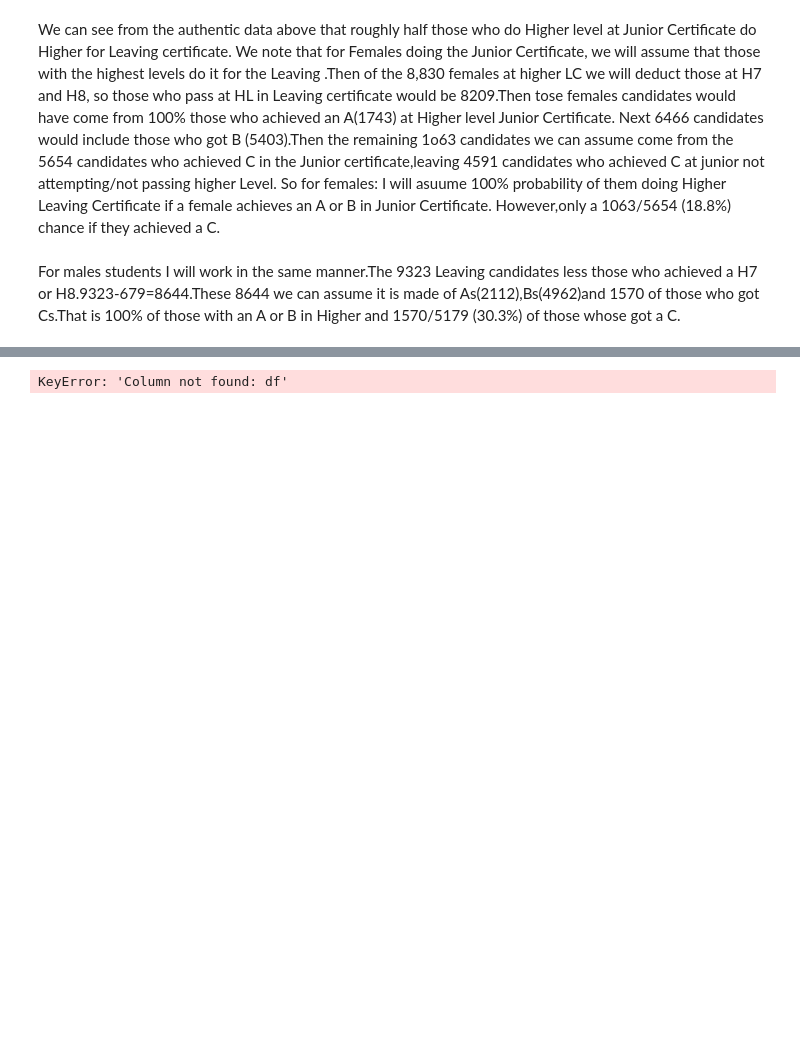
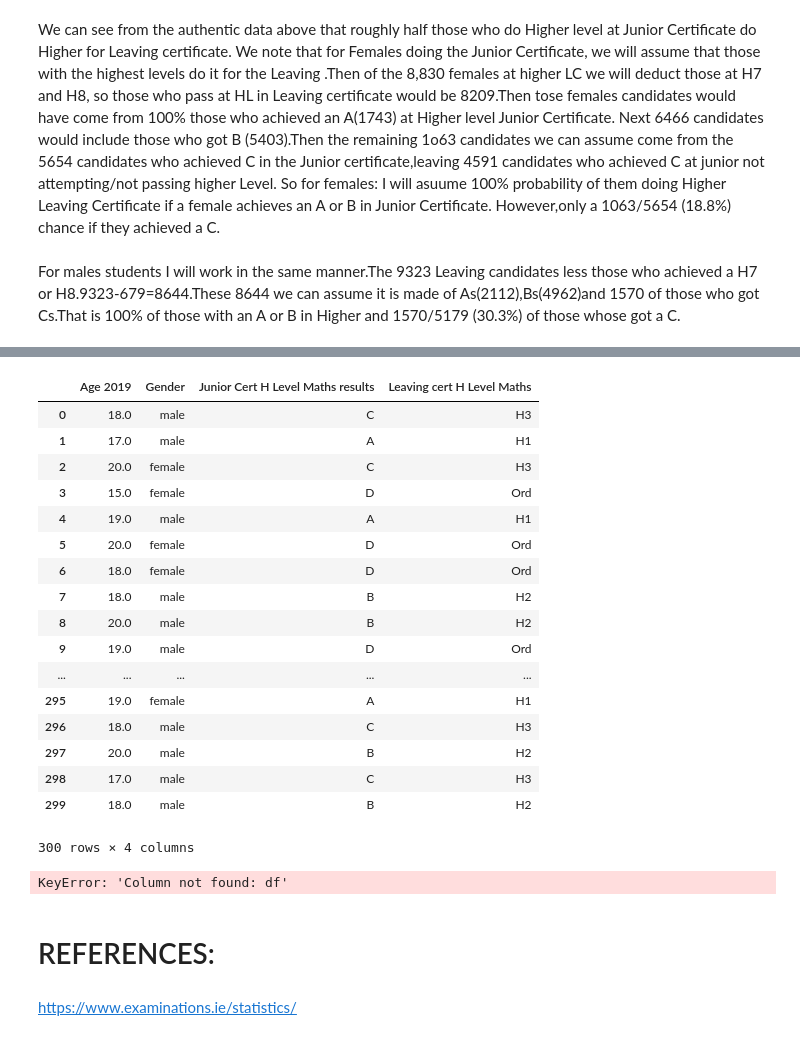
Before and after one commit to CQuinlan1/Progdec, a Jupyter notebook: juniorleavinglinks.ipynb, the cells around one changed output, grey strips where cells are left out. Drawn from its saved outputs; the diff is of its cells as text; code cells hidden in the pictures; blank space fills up the shorter version.

```diff
--- a/juniorleavinglinks.ipynb
+++ b/juniorleavinglinks.ipynb
@@ -202 +201,32 @@ df.head()
+# %%
+
+
+df3.loc[df3['Junior Cert H Level Maths results'] == 'A', 'Leaving cert H Level Maths'] = 'H1'
+
+df3.loc[df3['Junior Cert H Level Maths results'] == 'B', 'Leaving cert H Level Maths'] = 'H2'
+df3.loc[df3['Junior Cert H Level Maths results'] == 'C', 'Leaving cert H Level Maths'] = 'H3'
+df3.loc[df3['Junior Cert H Level Maths results'] == 'D', 'Leaving cert H Level Maths'] = 'Ord'
+#  # adapted from https://datatofish.com/if-condition-in-pandas-dataframe/
+# I had looked at transform and apply functions too
+# %%
+df3
+# %% [output]
+|  | Age 2019 | Gender | Junior Cert H Level Maths results | Leaving cert H Level Maths |
+| 0 | 18.0 | male | C | H3 |
+| 1 | 17.0 | male | A | H1 |
+| 2 | 20.0 | female | C | H3 |
+| 3 | 15.0 | female | D | Ord |
+| 4 | 19.0 | male | A | H1 |
+| 5 | 20.0 | female | D | Ord |
+| 6 | 18.0 | female | D | Ord |
+| 7 | 18.0 | male | B | H2 |
+| 8 | 20.0 | male | B | H2 |
+| 9 | 19.0 | male | D | Ord |
+| ... | ... | ... | ... | ... |
+| 295 | 19.0 | female | A | H1 |
+| 296 | 18.0 | male | C | H3 |
+| 297 | 20.0 | male | B | H2 |
+| 298 | 17.0 | male | C | H3 |
+| 299 | 18.0 | male | B | H2 |
+300 rows × 4 columns
 # %%
@@ -206,0 +243,4 @@ KeyError: 'Column not found: df'
+# %% [markdown]
+# REFERENCES:
+# %% [markdown]
+https://www.examinations.ie/statistics/
```
Also changed, not shown: parts of 11 cells of this notebook.
